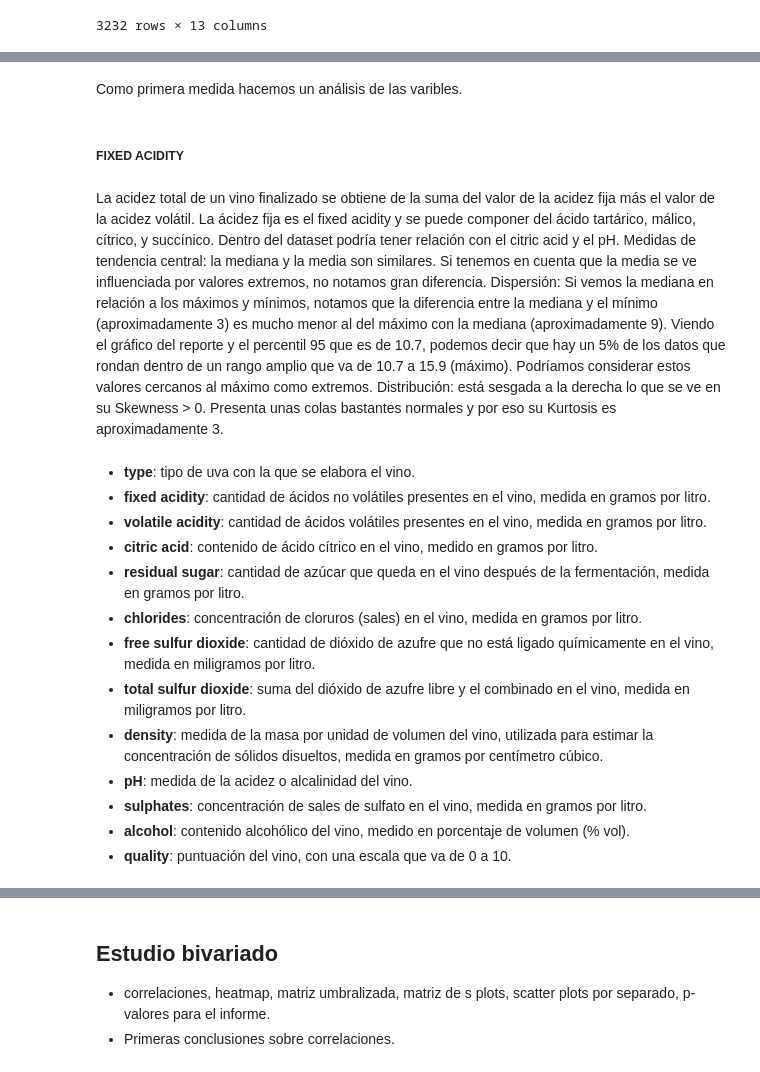
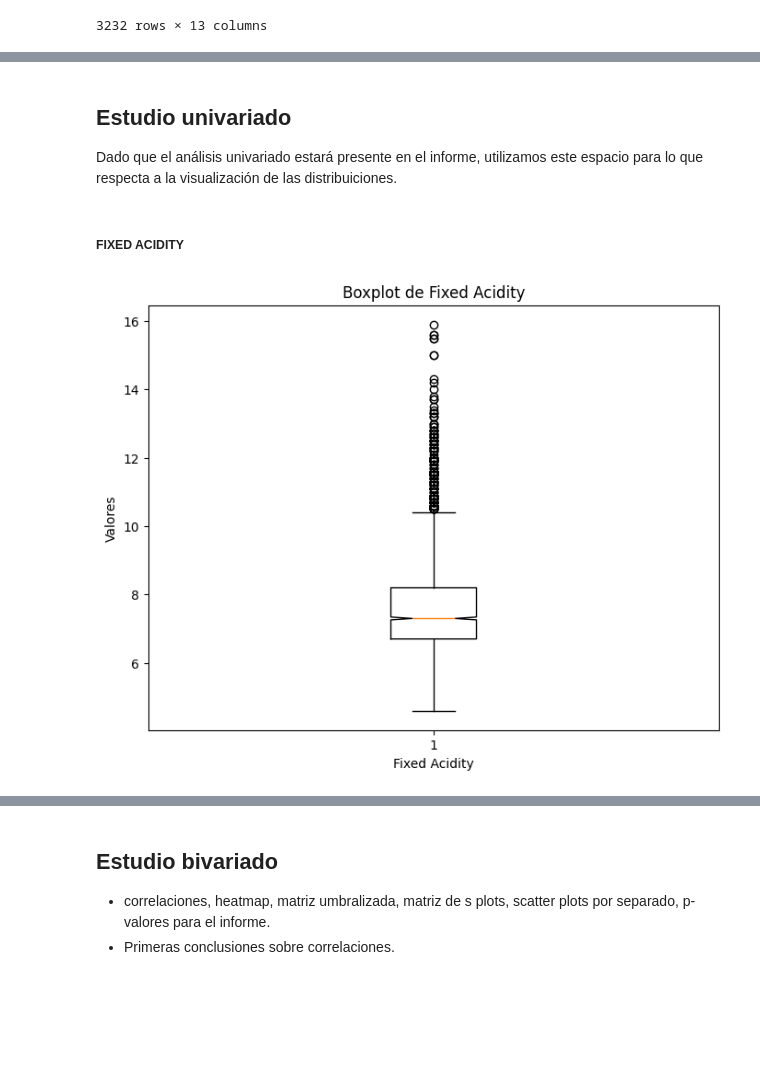
Before and after one commit to Matias914/Wine-Quality-Analysis, a Jupyter notebook: notebook_tpe.ipynb, the cells around one changed output, grey strips where cells are left out. Saved outputs shown, nothing was run; the diff lists cells and outputs as text; code cells hidden in the pictures; blank space fills up the shorter version.

```diff
--- a/notebook_tpe.ipynb
+++ b/notebook_tpe.ipynb
@@ -593,23 +587,17 @@ preprocessed_ds
-# %% [markdown]
-Como primera medida hacemos un análisis de las varibles.
+# %% [markdown]
+## Estudio univariado
+
+Dado que el análisis univariado estará presente en el informe, utilizamos este espacio para lo que respecta a la visualización de las distribuiciones.
 # %% [markdown]
 ##### FIXED ACIDITY
-# %% [markdown]
-La acidez total de un vino finalizado se obtiene de la suma del valor de la acidez fija más el valor de la acidez volátil. La ácidez fija es el fixed acidity y se puede componer del ácido tartárico, málico, cítrico, y succínico. Dentro del dataset podría tener relación con el citric acid y el pH.
-Medidas de tendencia central: la mediana y la media son similares. Si tenemos en cuenta que la media se ve influenciada por valores extremos, no notamos gran diferencia.
-Dispersión: Si vemos la mediana en relación a los máximos y mínimos, notamos que la diferencia entre la mediana y el mínimo (aproximadamente 3) es mucho menor al del máximo con la mediana (aproximadamente 9). Viendo el gráfico del reporte y el percentil 95 que es de 10.7, podemos decir que hay un 5% de los datos que rondan dentro de un rango amplio que va de 10.7 a 15.9 (máximo). Podríamos considerar estos valores cercanos al máximo como extremos.
-Distribución: está sesgada a la derecha lo que se ve en su Skewness > 0. Presenta unas colas bastantes normales  y por eso su Kurtosis es aproximadamente 3.
-# %% [markdown]
-- **type**: tipo de uva con la que se elabora el vino.
-- **fixed acidity**: cantidad de ácidos no volátiles presentes en el vino, medida en gramos por litro.
-- **volatile acidity**: cantidad de ácidos volátiles presentes en el vino, medida en gramos por litro.
-- **citric acid**: contenido de ácido cítrico en el vino, medido en gramos por litro.
-- **residual sugar**: cantidad de azúcar que queda en el vino después de la fermentación, medida en gramos por litro.
-- **chlorides**: concentración de cloruros (sales) en el vino, medida en gramos por litro.
-- **free sulfur dioxide**: cantidad de dióxido de azufre que no está ligado químicamente en el vino, medida en miligramos por litro.
-- **total sulfur dioxide**: suma del dióxido de azufre libre y el combinado en el vino, medida en miligramos por litro.
-- **density**: medida de la masa por unidad de volumen del vino, utilizada para estimar la concentración de sólidos disueltos, medida en gramos por centímetro cúbico.
-- **pH**: medida de la acidez o alcalinidad del vino.
-- **sulphates**: concentración de sales de sulfato en el vino, medida en gramos por litro.
-- **alcohol**: contenido alcohólico del vino, medido en porcentaje de volumen (% vol).
-- **quality**: puntuación del vino, con una escala que va de 0 a 10.
+# %%
+import matplotlib.pyplot as plt
+
+plt.figure(figsize=(8, 6))
+plt.boxplot(preprocessed_ds['fixed acidity'], notch=True)
+plt.title(f'Boxplot de Fixed Acidity')
+plt.xlabel('Fixed Acidity')
+plt.ylabel('Valores')
+plt.show()
+# %% [output]
+[figure, added]
```
Also changed, not shown: parts of 48 cells of this notebook, 1 other file.
